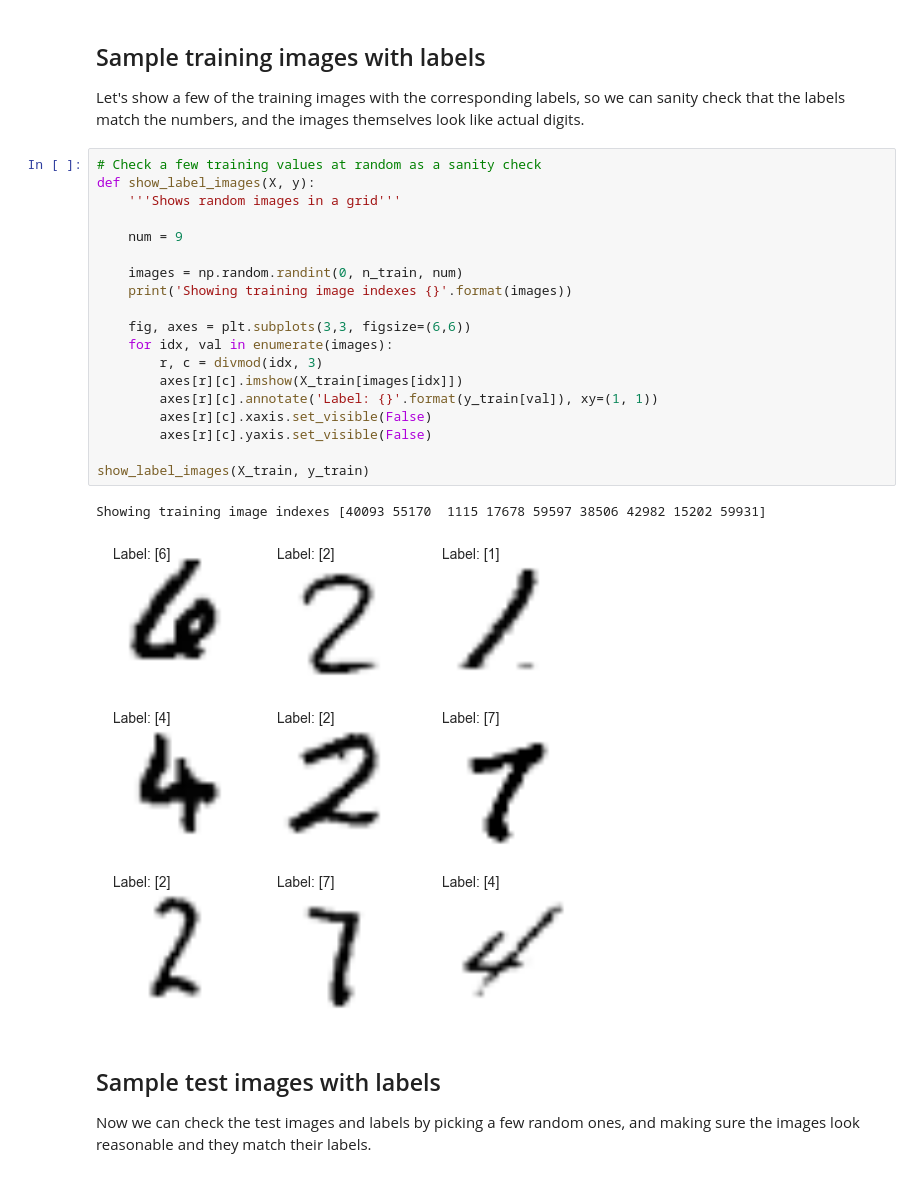
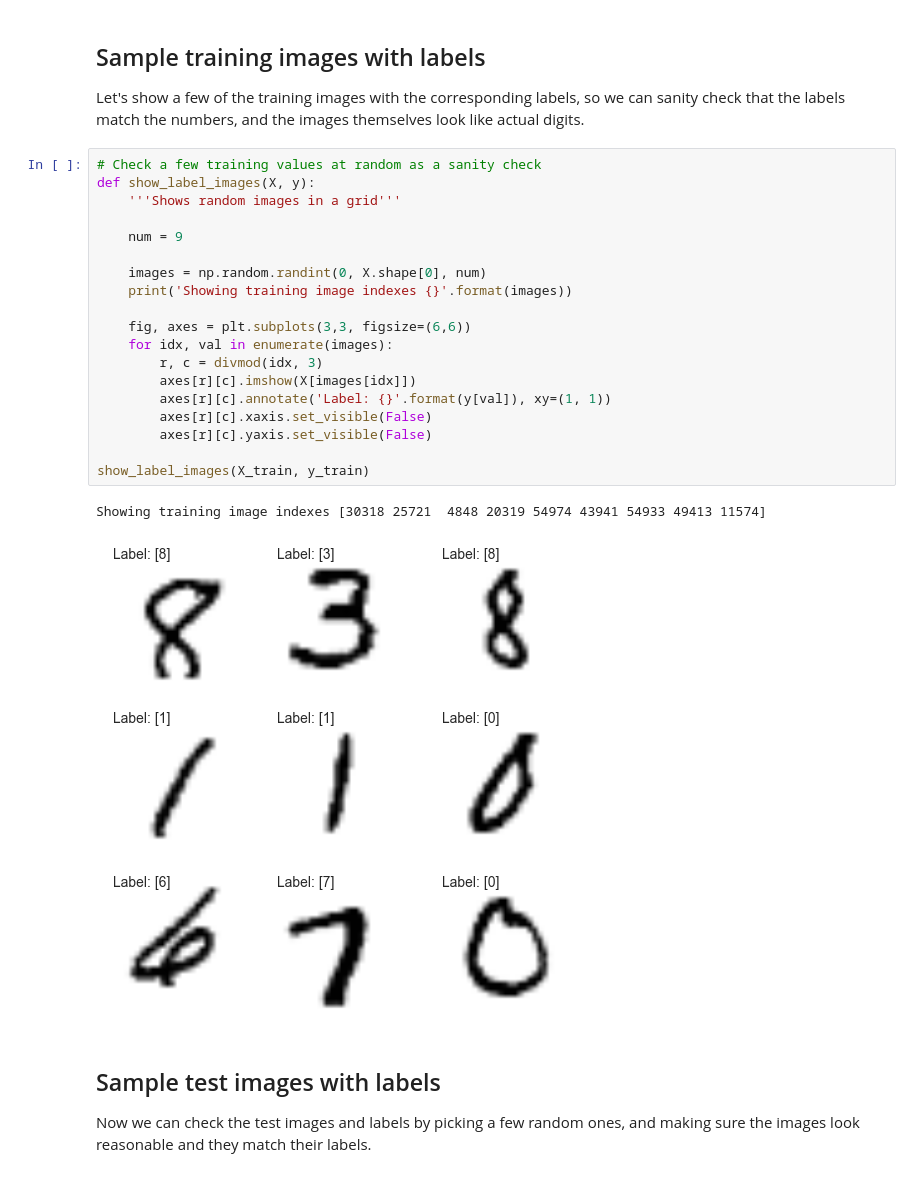
Before and after one commit to timgasser/keras-mnist, a Jupyter notebook: notebooks/data_exploration.ipynb, the cells around one changed output. Saved outputs shown, nothing was run; the diff lists cells and outputs as text.

Commit message:
Updated the visualization image function

```diff
--- a/notebooks/data_exploration.ipynb
+++ b/notebooks/data_exploration.ipynb
@@ -49,25 +49,25 @@ Let's show a few of the training images with the corresponding labels, so we can
 # %%
 # Check a few training values at random as a sanity check
 def show_label_images(X, y):
     '''Shows random images in a grid'''
 
     num = 9
 
-    images = np.random.randint(0, n_train, num)
+    images = np.random.randint(0, X.shape[0], num)
     print('Showing training image indexes {}'.format(images))
 
     fig, axes = plt.subplots(3,3, figsize=(6,6))
     for idx, val in enumerate(images):
         r, c = divmod(idx, 3)
-        axes[r][c].imshow(X_train[images[idx]])
-        axes[r][c].annotate('Label: {}'.format(y_train[val]), xy=(1, 1))
+        axes[r][c].imshow(X[images[idx]])
+        axes[r][c].annotate('Label: {}'.format(y[val]), xy=(1, 1))
         axes[r][c].xaxis.set_visible(False)
         axes[r][c].yaxis.set_visible(False)
 
 show_label_images(X_train, y_train)
 # %% [output]
-Showing training image indexes [40093 55170  1115 17678 59597 38506 42982 15202 59931]
+Showing training image indexes [30318 25721  4848 20319 54974 43941 54933 49413 11574]
-[figure, old version]
+[figure, new version]
 # %% [markdown]
 ## Sample test images with labels
 
```
Also changed, not shown: parts of 1 cell of this notebook, 1 other file.
